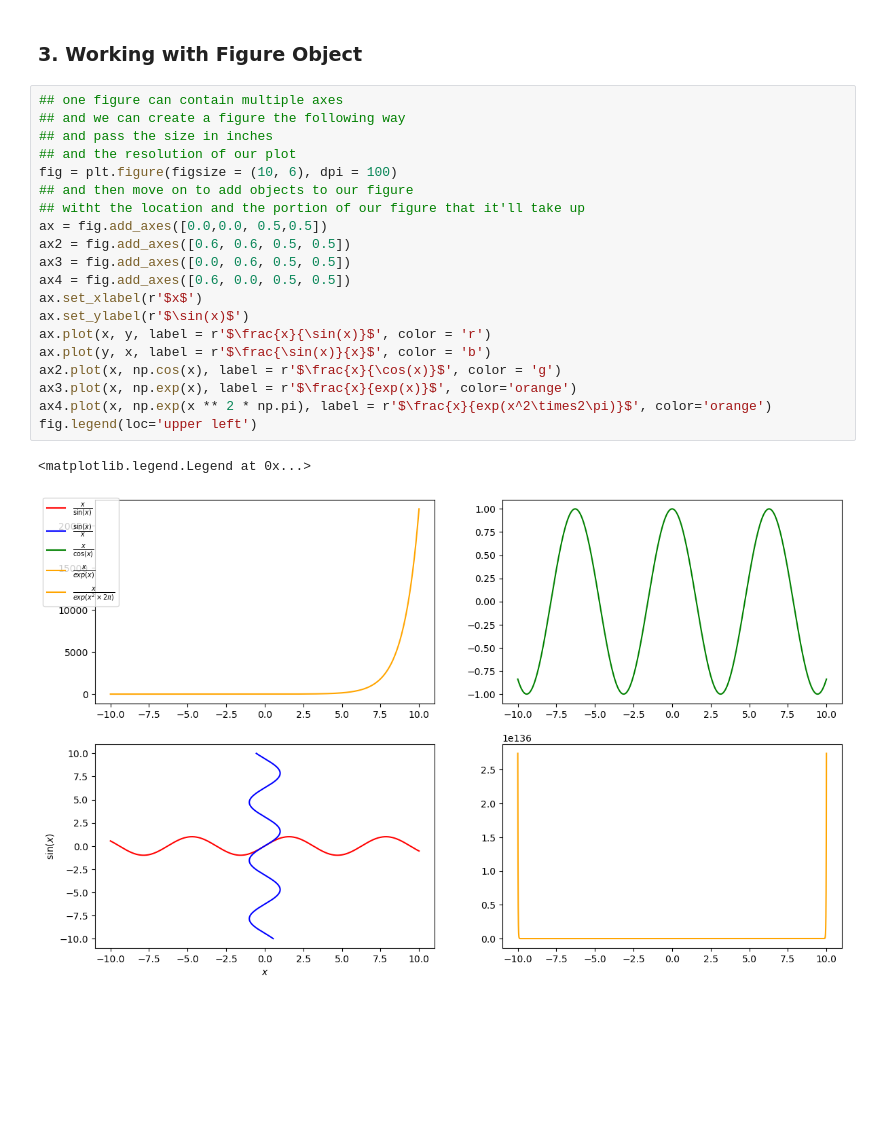
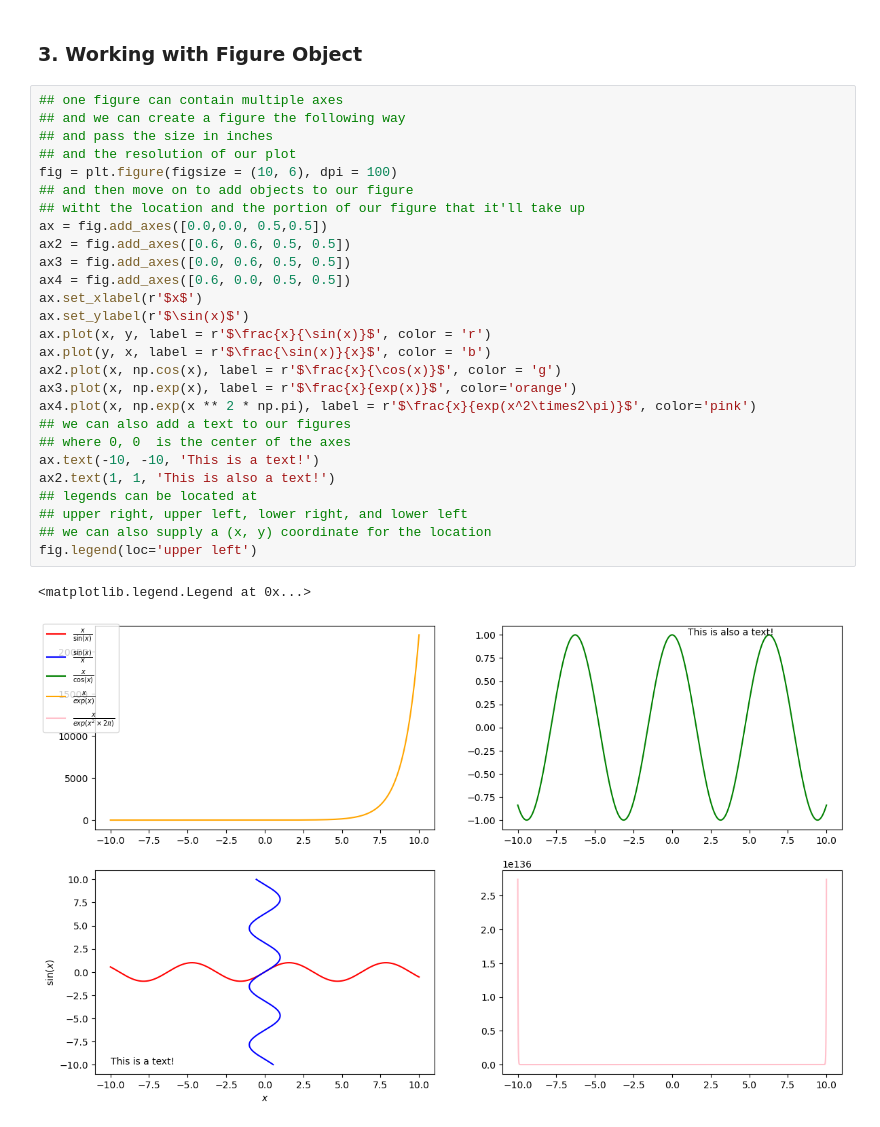
Before and after one commit to NikkiShah93/Python, a Jupyter notebook: General/Visualization/matplotlib-checkpoint.ipynb, the cells around one changed output. Saved outputs shown, nothing was run; the diff lists cells and outputs as text; blank space fills up the shorter version.

```diff
--- a/General/Visualization/matplotlib-checkpoint.ipynb
+++ b/General/Visualization/matplotlib-checkpoint.ipynb
@@ -47,23 +47,30 @@ plt.plot(x, np.cos(x), 'b')
 # %%
 ## one figure can contain multiple axes
 ## and we can create a figure the following way
 ## and pass the size in inches
 ## and the resolution of our plot
 fig = plt.figure(figsize = (10, 6), dpi = 100)
 ## and then move on to add objects to our figure
 ## witht the location and the portion of our figure that it'll take up
 ax = fig.add_axes([0.0,0.0, 0.5,0.5])
 ax2 = fig.add_axes([0.6, 0.6, 0.5, 0.5])
 ax3 = fig.add_axes([0.0, 0.6, 0.5, 0.5])
 ax4 = fig.add_axes([0.6, 0.0, 0.5, 0.5])
 ax.set_xlabel(r'$x$')
 ax.set_ylabel(r'$\sin(x)$')
 ax.plot(x, y, label = r'$\frac{x}{\sin(x)}$', color = 'r')
 ax.plot(y, x, label = r'$\frac{\sin(x)}{x}$', color = 'b')
 ax2.plot(x, np.cos(x), label = r'$\frac{x}{\cos(x)}$', color = 'g')
 ax3.plot(x, np.exp(x), label = r'$\frac{x}{exp(x)}$', color='orange')
-ax4.plot(x, np.exp(x ** 2 * np.pi), label = r'$\frac{x}{exp(x^2\times2\pi)}$', color='orange')
+ax4.plot(x, np.exp(x ** 2 * np.pi), label = r'$\frac{x}{exp(x^2\times2\pi)}$', color='pink')
+## we can also add a text to our figures
+## where 0, 0  is the center of the axes
+ax.text(-10, -10, 'This is a text!')
+ax2.text(1, 1, 'This is also a text!')
+## legends can be located at
+## upper right, upper left, lower right, and lower left
+## we can also supply a (x, y) coordinate for the location
 fig.legend(loc='upper left')
 # %% [output]
 <matplotlib.legend.Legend at 0x...>
-[figure, old version]
+[figure, new version]
```
Also changed, not shown: parts of 10 cells of this notebook.
